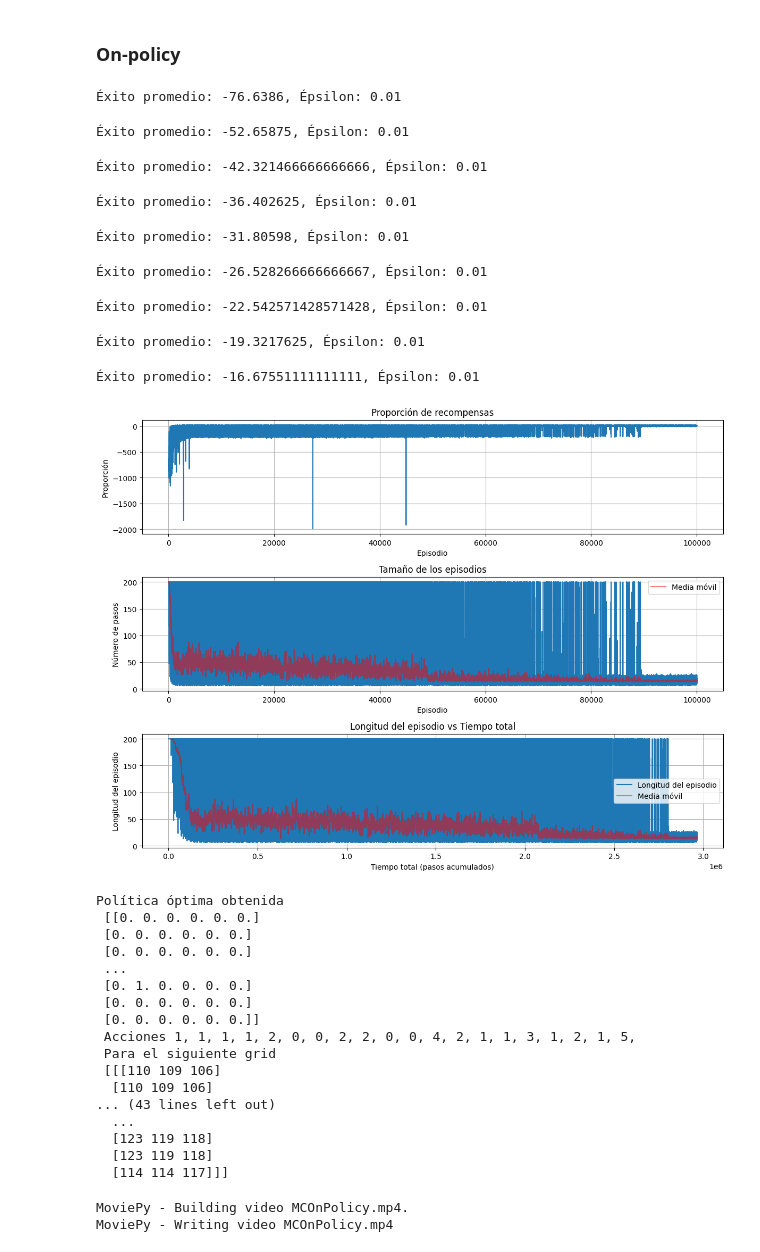
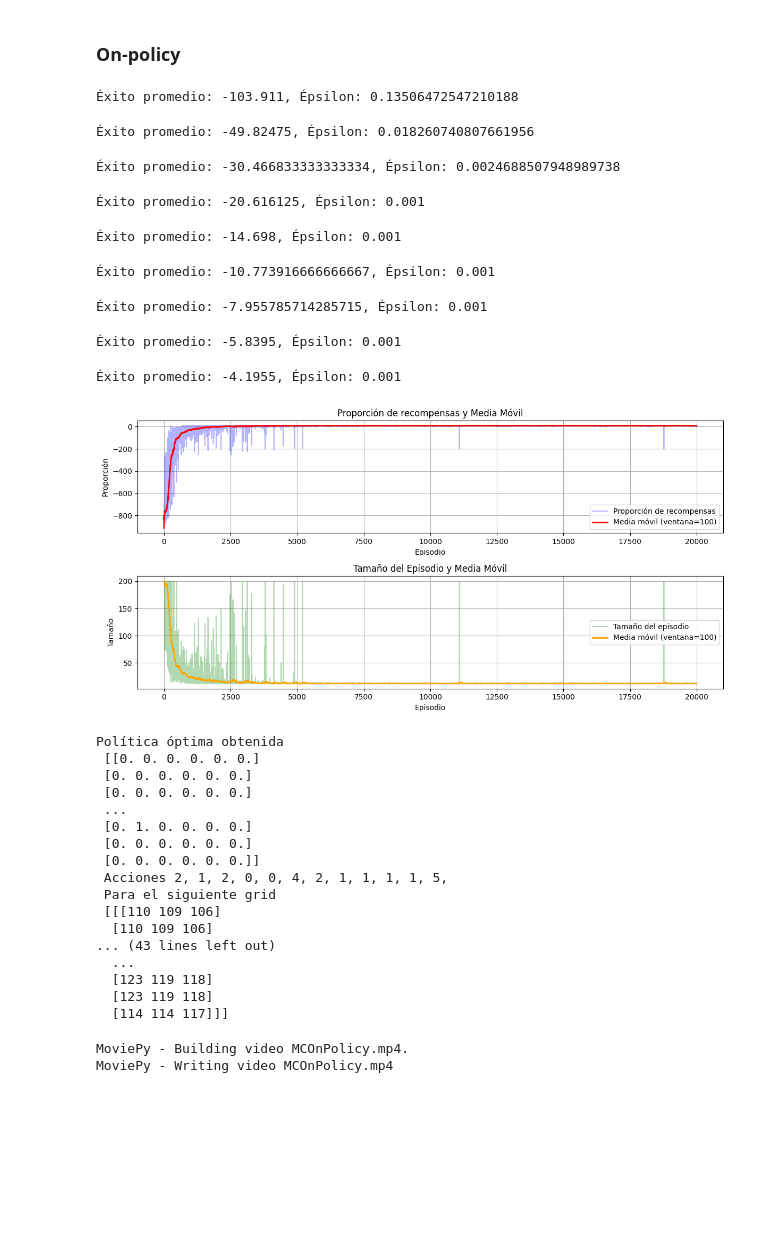
Before and after one commit to DeMiKe16/RL_VLB, a Jupyter notebook: taxi.ipynb, the cells around one changed output. Drawn from its saved outputs; the diff is of its cells as text; code cells hidden in the pictures; blank space fills up the shorter version.

```diff
--- a/taxi.ipynb
+++ b/taxi.ipynb
@@ -197,11 +227,11 @@ episodes_sizes = []
 # Para mostrar la evolución en el terminal y algún dato que mostrar
 stats = 0.0
 list_stats = [stats]
-step_display = 100000 / 10
+step_display = 20000 / 10
 
 # Bucle de entrenamiento
-for episode in tqdm(range(100000)):
-    obs, info = env.reset()
+for episode in tqdm(range(20000)):
+    obs, info = env.reset(seed=seed)
     done = False
     episode_reward = 0
     episode_steps = 0
@@ -353,11 +383,11 @@ episodes_sizes = []
 # Para mostrar la evolución en el terminal y algún dato que mostrar
 stats = 0.0
 list_stats = [stats]
-step_display = 100000 / 10
+step_display = 20000 / 10
 
 # Bucle de entrenamiento
-for episode in tqdm(range(100000)):
-    obs, info = env.reset()
+for episode in tqdm(range(20000)):
+    obs, info = env.reset(seed=seed)
     done = False
     episode_reward = 0
     episode_steps = 0
@@ -445,7 +475,7 @@ import numpy as np
 from tqdm import tqdm
 
 # Hiperparámetros
-NUM_EPISODES = 100000
+NUM_EPISODES = 20000
 GAMMA = 0.99  # Factor de descuento
 EPSILON = 1.0  # Probabilidad de exploración
 EPSILON_DECAY = 0.999
@@ -604,7 +634,7 @@ import numpy as np
 from tqdm import tqdm
 
 # Hiperparámetros
-NUM_EPISODES = 100000
+NUM_EPISODES = 20000
 GAMMA = 0.99  # Factor de descuento
 EPSILON = 1.0  # Probabilidad de exploración
 EPSILON_DECAY = 0.999
@@ -620,7 +650,6 @@ class MonteCarloOnPolicyAgent:
         self.min_epsilon = min_epsilon
 
         self.Q = np.zeros((self.env.observation_space.n, self.env.action_space.n))
-        self.returns = {}  # Diccionario para almacenar los retornos de cada par (estado, acción)
 
     # Política de comportamiento (ε-greedy)
     def get_action(self, state):
@@ -639,12 +668,8 @@ class MonteCarloOnPolicyAgent:
             state, action, reward = episode[t]
             G = self.gamma * G + reward
 
-            # Si el par (state, action) no ha sido visitado en este episodio
-            if (state, action) not in [(x[0], x[1]) for x in episode[:t]]:
-                if (state, action) not in self.returns:
-                    self.returns[(state, action)] = []
-                self.returns[(state, action)].append(G)
-                self.Q[state, action] = np.mean(self.returns[(state, action)])
+            # Actualizar el Q-value para el par (state, action)
+            self.Q[state, action] += (G - self.Q[state, action]) / (t + 1)  # Promedio incremental
 
         # Decaimiento de ε
         self.epsilon = max(self.epsilon * self.epsilon_decay, self.min_epsilon)
@@ -669,7 +694,7 @@ step_display = NUM_EPISODES // 10
 
 # Bucle de entrenamiento
 for episode in tqdm(range(NUM_EPISODES)):
-    obs, info = env.reset()
+    obs, info = env.reset(seed=seed)
     done = False
     episode_reward = 0
     episode_steps = 0
@@ -703,19 +728,19 @@ for episode in tqdm(range(NUM_EPISODES)):
     if episode % step_display == 0 and episode != 0:
         print(f"Éxito promedio: {stats / episode}, Épsilon: {agent.epsilon}")
 # %% [output]
-Éxito promedio: -76.6386, Épsilon: 0.01
+Éxito promedio: -103.911, Épsilon: 0.13506472547210188
-Éxito promedio: -52.65875, Épsilon: 0.01
+Éxito promedio: -49.82475, Épsilon: 0.018260740807661956
-Éxito promedio: -42.321466666666666, Épsilon: 0.01
+Éxito promedio: -30.466833333333334, Épsilon: 0.0024688507948989738
-Éxito promedio: -36.402625, Épsilon: 0.01
+Éxito promedio: -20.616125, Épsilon: 0.001
-Éxito promedio: -31.80598, Épsilon: 0.01
+Éxito promedio: -14.698, Épsilon: 0.001
-Éxito promedio: -26.528266666666667, Épsilon: 0.01
+Éxito promedio: -10.773916666666667, Épsilon: 0.001
-Éxito promedio: -22.542571428571428, Épsilon: 0.01
+Éxito promedio: -7.955785714285715, Épsilon: 0.001
-Éxito promedio: -19.3217625, Épsilon: 0.01
+Éxito promedio: -5.8395, Épsilon: 0.001
-Éxito promedio: -16.67551111111111, Épsilon: 0.01
+Éxito promedio: -4.1955, Épsilon: 0.001
 # %%
-plot_learning_analysis(rewards_per_episode, episodes_sizes)
+plot(rewards_per_episode, episodes_sizes)
 # %% [output]
-[figure, old version]
+[figure, new version]
 # %%
 pi, actions, frames = pi_star_from_Q(env, agent.Q)
 
@@ -734,7 +759,7 @@ Política óptima obtenida
  [0. 1. 0. 0. 0. 0.]
  [0. 0. 0. 0. 0. 0.]
  [0. 0. 0. 0. 0. 0.]]
- Acciones 1, 1, 1, 1, 2, 0, 0, 2, 2, 0, 0, 4, 2, 1, 1, 3, 1, 2, 1, 5,
+ Acciones 2, 1, 2, 0, 0, 4, 2, 1, 1, 1, 1, 5,
  Para el siguiente grid
  [[[110 109 106]
   [110 109 106]
```
Also changed, not shown: parts of 23 cells of this notebook, 13 other files.
